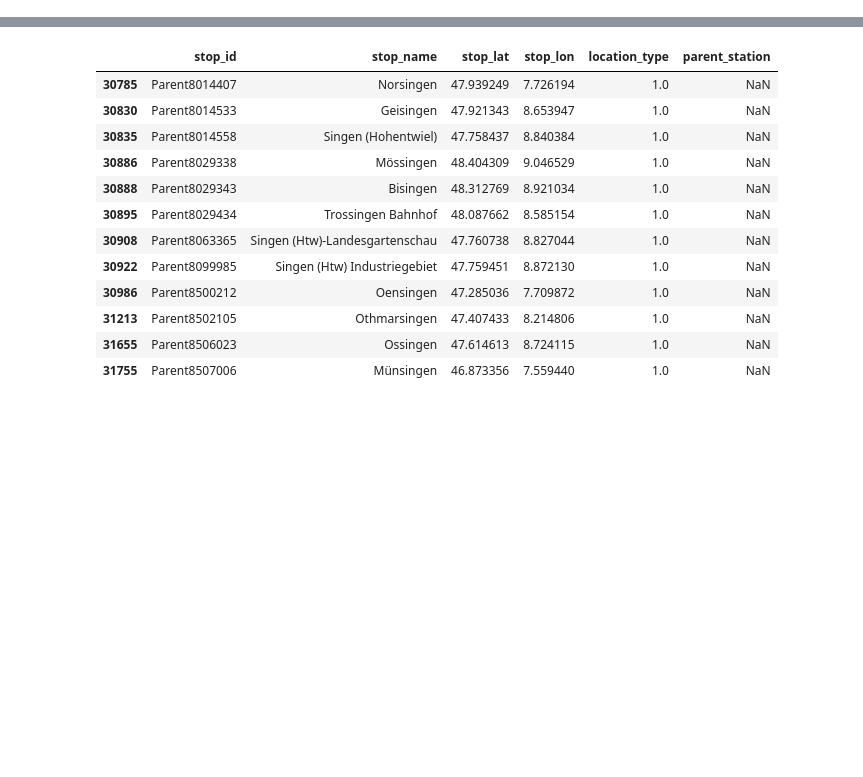
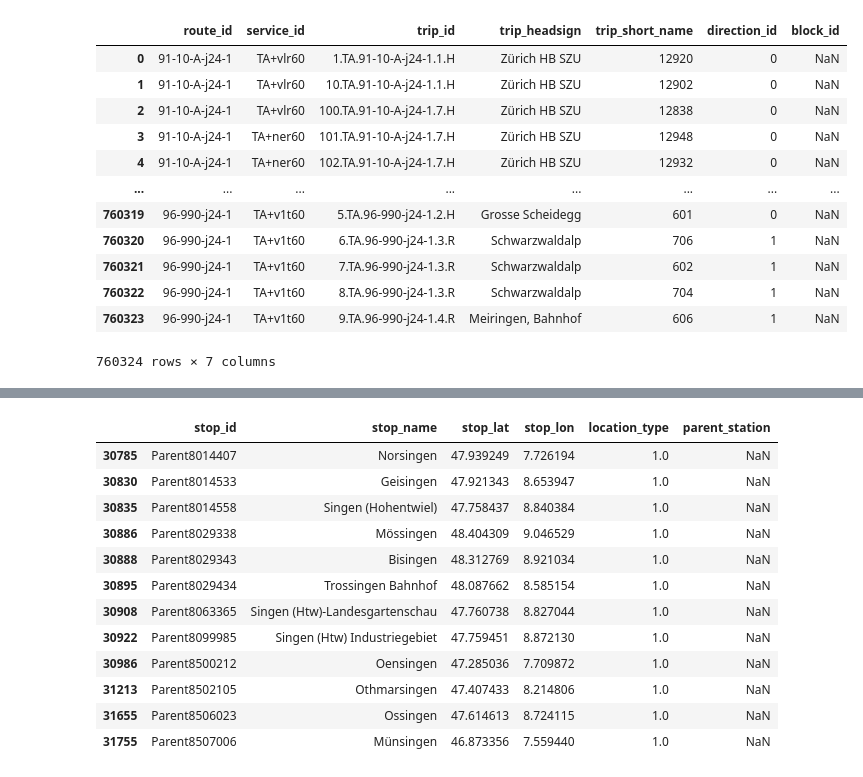
Before and after one commit to Yelinz/commute-city-triangulation, a Jupyter notebook: train.ipynb, the cells around one changed output, grey strips where cells are left out. Cells and saved outputs as stored; diff of their text form; code cells hidden in the pictures; blank space fills up the shorter version.

```diff
--- a/train.ipynb
+++ b/train.ipynb
@@ -8,0 +41,16 @@ feed = gtfs_kit.read_feed("gtfs_fp2024_2023-10-18_04-15.zip", dist_units="km")
+# %%
+feed.trips
+# %% [output]
+|  | route_id | service_id | trip_id | trip_headsign | trip_short_name | direction_id | block_id |
+| 0 | 91-10-A-j24-1 | TA+vlr60 | 1.TA.91-10-A-j24-1.1.H | Zürich HB SZU | 12920 | 0 | NaN |
+| 1 | 91-10-A-j24-1 | TA+vlr60 | 10.TA.91-10-A-j24-1.1.H | Zürich HB SZU | 12902 | 0 | NaN |
+| 2 | 91-10-A-j24-1 | TA+vlr60 | 100.TA.91-10-A-j24-1.7.H | Zürich HB SZU | 12838 | 0 | NaN |
+| 3 | 91-10-A-j24-1 | TA+ner60 | 101.TA.91-10-A-j24-1.7.H | Zürich HB SZU | 12948 | 0 | NaN |
+| 4 | 91-10-A-j24-1 | TA+ner60 | 102.TA.91-10-A-j24-1.7.H | Zürich HB SZU | 12932 | 0 | NaN |
+| ... | ... | ... | ... | ... | ... | ... | ... |
+| 760319 | 96-990-j24-1 | TA+v1t60 | 5.TA.96-990-j24-1.2.H | Grosse Scheidegg | 601 | 0 | NaN |
+| 760320 | 96-990-j24-1 | TA+v1t60 | 6.TA.96-990-j24-1.3.R | Schwarzwaldalp | 706 | 1 | NaN |
+| 760321 | 96-990-j24-1 | TA+v1t60 | 7.TA.96-990-j24-1.3.R | Schwarzwaldalp | 602 | 1 | NaN |
+| 760322 | 96-990-j24-1 | TA+v1t60 | 8.TA.96-990-j24-1.3.R | Schwarzwaldalp | 704 | 1 | NaN |
+| 760323 | 96-990-j24-1 | TA+v1t60 | 9.TA.96-990-j24-1.4.R | Meiringen, Bahnhof | 606 | 1 | NaN |
+760324 rows × 7 columns
```
Also changed, not shown: parts of 3 cells of this notebook, 4 other files.
